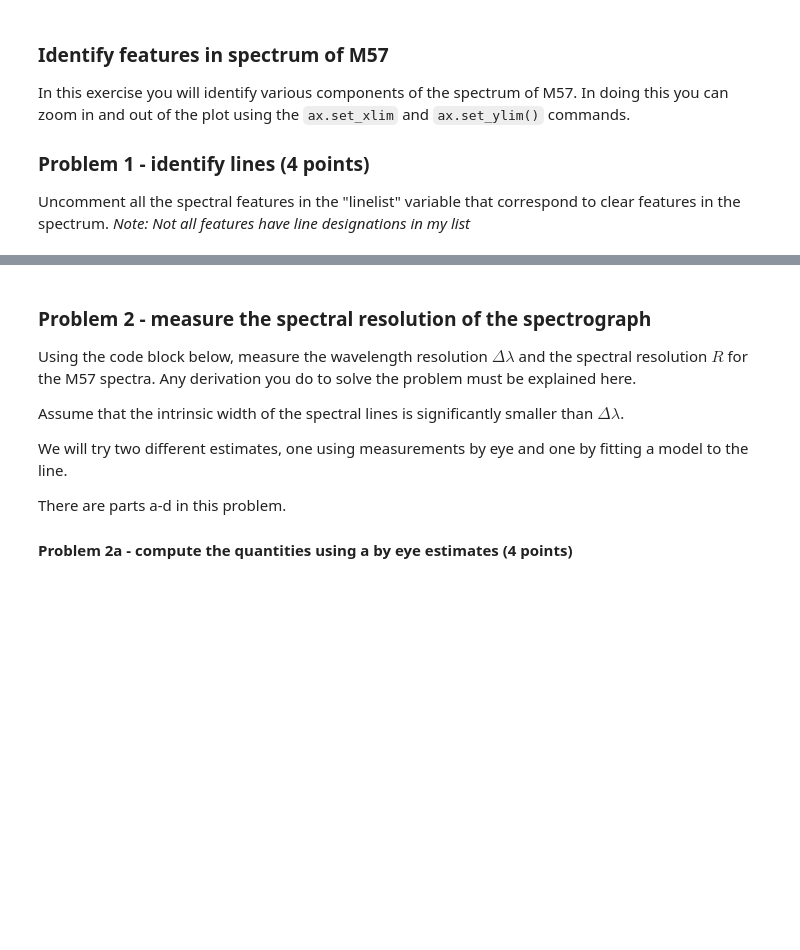
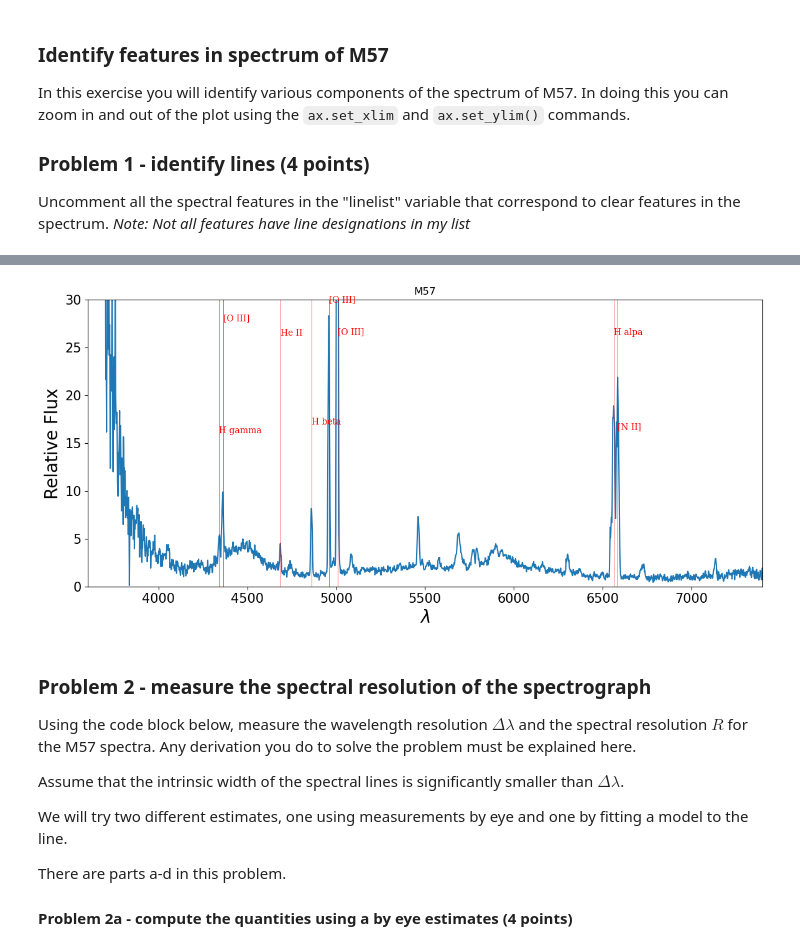
Before and after one commit to mikeweebs/Analysis_real_spectra_student, a Jupyter notebook: analysis_real_spectra.student.ipynb, the cells around one changed output, grey strips where cells are left out. Cells and saved outputs as stored; diff of their text form; code cells hidden in the pictures; blank space fills up the shorter version.

```diff
--- a/analysis_real_spectra.student.ipynb
+++ b/analysis_real_spectra.student.ipynb
@@ -73,6 +73,13 @@ plt.title('M57')
 #you can change these to zoom in and out of certain parts of the spectra.
 #Make a copy of these and change your copy so as to remember what the
 #original values were
+#fluxmin = 0
+#fluxmax = 30
+#lammin = 3600
+#lammax = 7400
+#ax.set_ylim([fluxmin,fluxmax])
+#ax.set_xlim([lammin,lammax])
+
 fluxmin = 0
 fluxmax = 30
 lammin = 3600
@@ -86,13 +93,13 @@ ax.set_xlim([lammin,lammax])
 linelist = [
 #     ('[AR IV]',4740),
 #     ('[OII]',3727),
-#     ('[O III]',4363),
-#     ('[O III]',4959),
-#     ('[O III]',5007),
+     ('[O III]',4363),
+     ('[O III]',4959),
+     ('[O III]',5007),
 #     ('[O I]',6300),
 #     ('[OI]',6363),
 #     ('[N II]',6548),
-#     ('[N II]',6584),
+     ('[N II]',6584),
 #     ('[S II]',6716),
 #     ('[S II]',6731),
 #     ('CIII',4647),
@@ -100,12 +107,12 @@ linelist = [
 #     ('FeI', 5270),
 #     ('Hepsilon',3970),
 #     ('Hdelta',4103),
-#     ('H gamma',4341),
-#     ('H beta',4861),
-#     ('H alpa',6563),
+     ('H gamma',4341),
+     ('H beta',4861),
+     ('H alpa',6563),
 #     ('NaD', 5890),
 #     ('HeII',4541),
-#     ('He II',4686),
+     ('He II',4686),
 #     ('HeI',4471),
 #     ('HE II',5411),
 #     ('[CL III]',5517),
@@ -118,3 +125,4 @@ linelist = [
 ]
 #draw lines on the spectrum
 lineplot(linelist)
+# %% [output]
@@ -121,3 +132,4 @@ lineplot(linelist)
+[figure, added]
 # %% [markdown]
 ### Problem 2  - measure the spectral resolution of the spectrograph
 Using the code block below, measure the wavelength resolution $\Delta \lambda$ and the spectral resolution $R$ for the M57 spectra.  Any derivation you do to solve the problem must be explained here.
```
Also changed, not shown: parts of 1 cell of this notebook.
